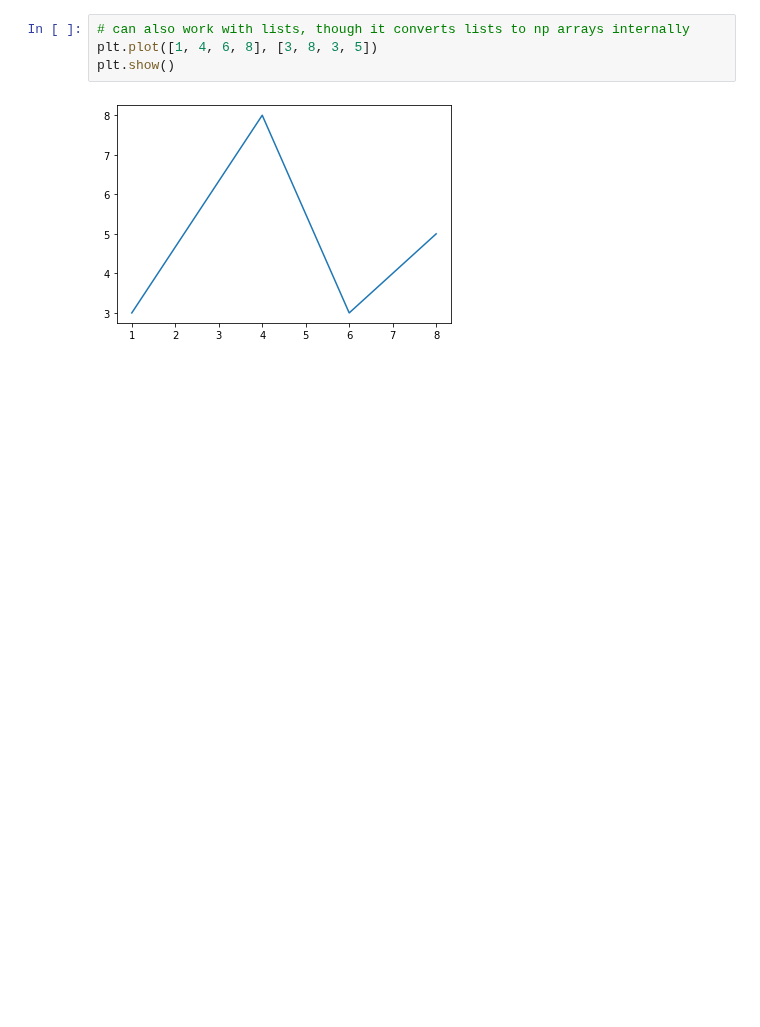
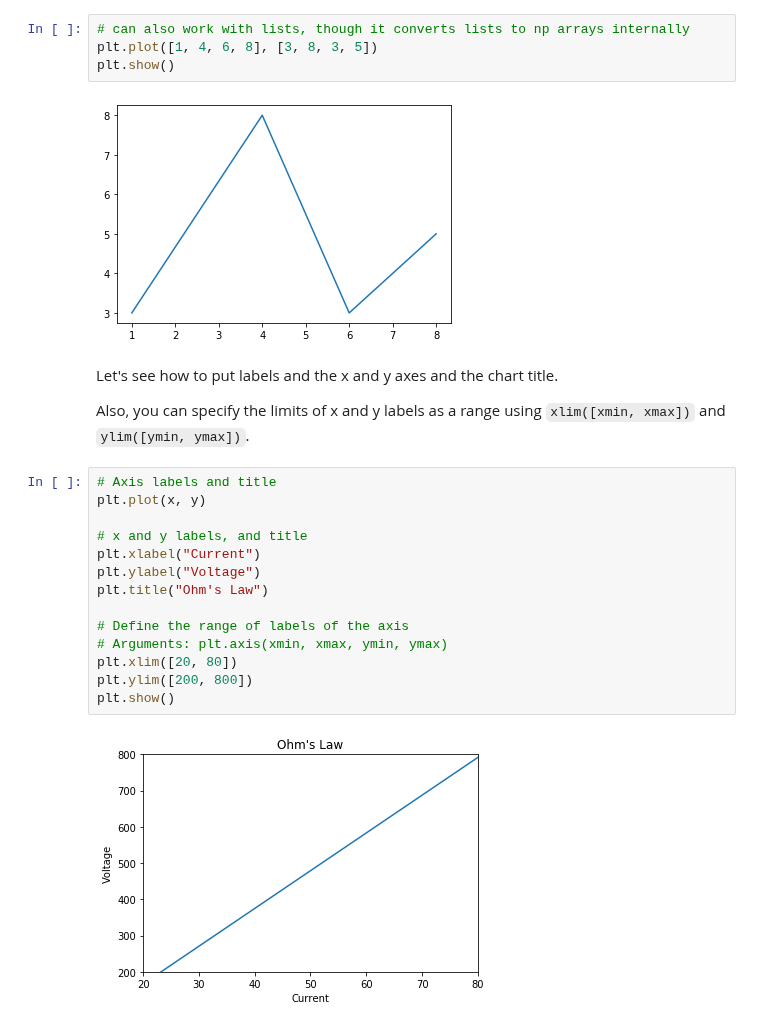
Before and after one commit to R-aryan/Machine_Learning_Crash_Course, a Jupyter notebook: Data Visualization/Matplotlib_Introduction.ipynb, the cells around one changed output. Saved outputs shown, nothing was run; the diff lists cells and outputs as text; blank space fills up the shorter version.

````diff
--- a/Data Visualization/Matplotlib_Introduction.ipynb
+++ b/Data Visualization/Matplotlib_Introduction.ipynb
@@ -32,3 +32,23 @@ plt.plot([1, 4, 6, 8], [3, 8, 3, 5])
 plt.show()
 # %% [output]
 [figure]
+# %% [markdown]
+Let's see how to put labels and the x and y axes and the chart title.
+
+Also, you can specify the limits of x and y labels as a range using ```xlim([xmin, xmax])``` and ```ylim([ymin, ymax])```.
+# %%
+# Axis labels and title
+plt.plot(x, y)
+
+# x and y labels, and title
+plt.xlabel("Current")
+plt.ylabel("Voltage")
+plt.title("Ohm's Law")
+
+# Define the range of labels of the axis
+# Arguments: plt.axis(xmin, xmax, ymin, ymax)
+plt.xlim([20, 80])
+plt.ylim([200, 800])
+plt.show()
+# %% [output]
+[figure, added]
````
